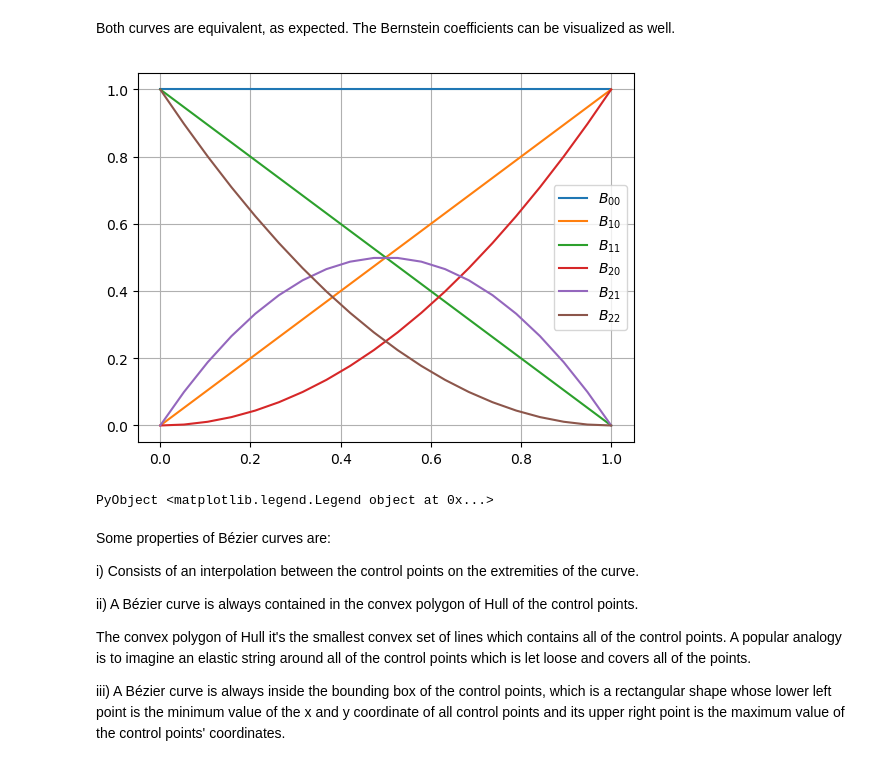
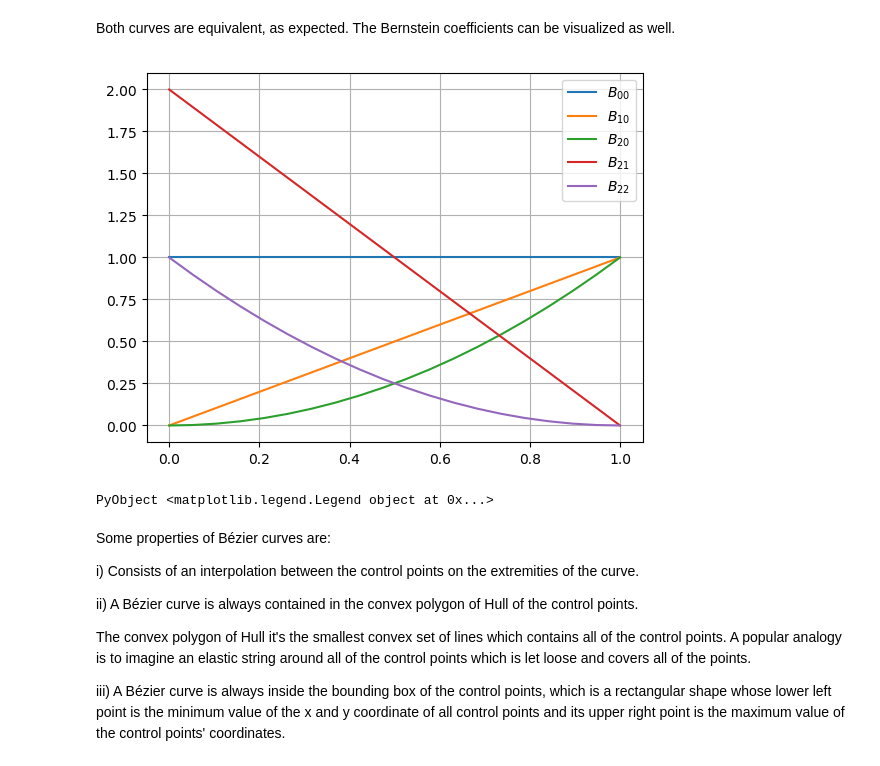
Before and after one commit to alvarocafe/BB, a Jupyter notebook: notebooks/IGA BEM.ipynb, the cells around one changed output. Drawn from its saved outputs; the diff is of its cells as text; code cells hidden in the pictures.

```diff
--- a/notebooks/IGA BEM.ipynb
+++ b/notebooks/IGA BEM.ipynb
@@ -202,7 +206,7 @@ end
 
 # The interpolation will be carried out on the parametric variable t
 npontos=20
-t=linspace(0,1,npontos)
+t=range(0,stop=1,length=npontos)
 C1=zeros(npontos,2)
 for i=1:npontos
     C1[i,:]=bernstein(b0,coef,t[i])
@@ -220,26 +224,25 @@ PyObject <matplotlib.legend.Legend object at 0x...>
 # %% [markdown]
 Both curves are equivalent, as expected. The Bernstein coefficients can be visualized as well.
 # %%
-# The Bernstein coefficients may be written as:
+t
+one1 = ones(size(t,1))
+B_00(t) = 1
+B_10(t) = 1 * (t)
+B_20(t) = 1 * (t.^2)
+B_21(t) = 2 * (ones(size(t,1)) - t)
+B_22(t) = 1 * (ones(size(t,1)) - t).^2
 
-B_00(t) = 1
-B_10(t) = 1.*(t)
-B_11(t) = 1.*(1-t)
-B_20(t) = 1.*(t.^2)
-B_21(t) = 2.*(t).*(1-t)
-B_22(t) = 1.*(1).*(1-t).^2
 plot(t,ones(size(t,1)).*B_00(t),label=L"$B_{00}$")
 plot(t,B_10(t),label=L"$B_{10}$")
-plot(t,B_11(t),label=L"$B_{11}$")
 plot(t,B_20(t),label=L"$B_{20}$")
 plot(t,B_21(t),label=L"$B_{21}$")
 plot(t,B_22(t),label=L"$B_{22}$")
 
 plt.axis("tight") # Fit the axis tightly to the plot
 plt.grid("on")
 plt.legend(loc="botton center",fancybox="true") # Create a legend of all the existing plots using their labels as names
 # %% [output]
-[figure, old version]
+[figure, new version]
 PyObject <matplotlib.legend.Legend object at 0x...>
 # %% [markdown]
 Some properties of Bézier curves are:
```
Also changed, not shown: parts of 5 cells of this notebook, 2 other files.
